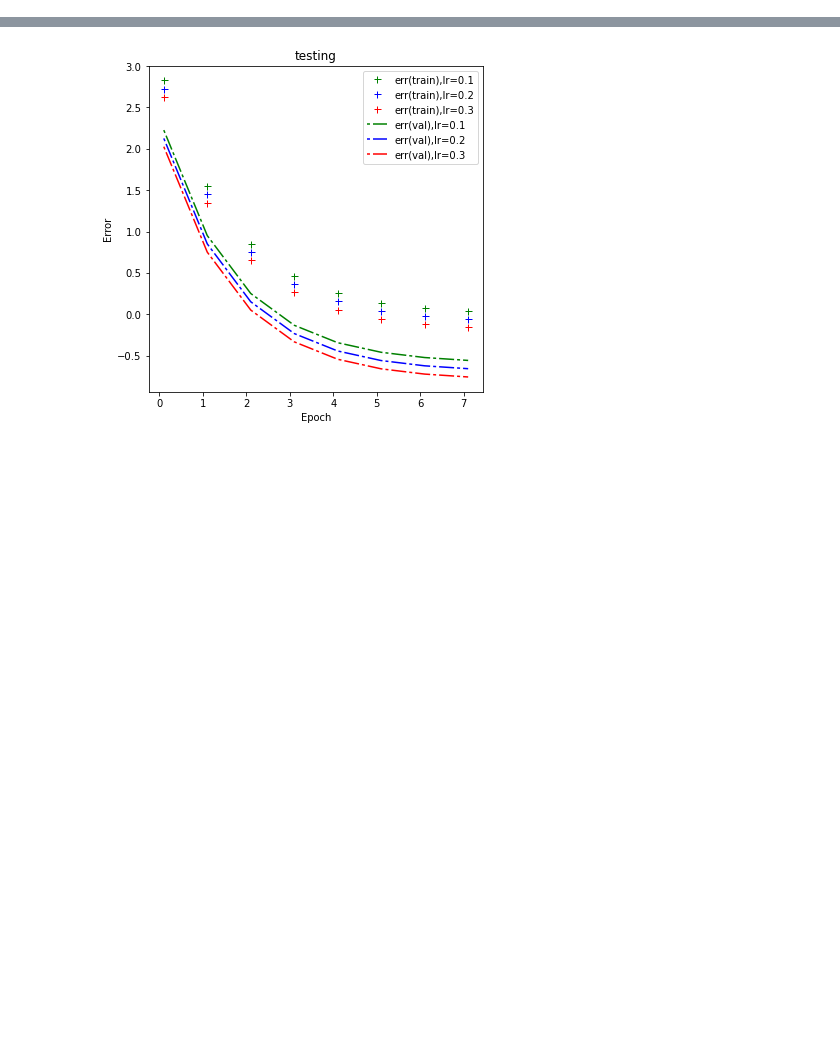
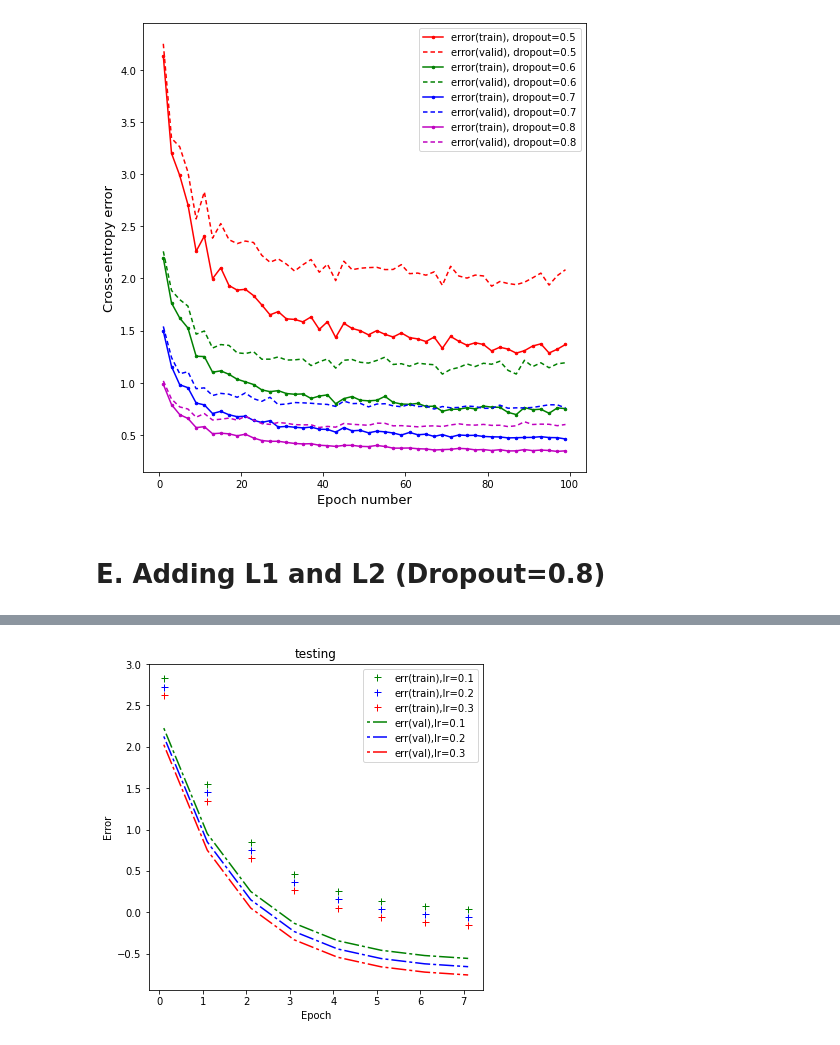
Before and after one commit to falloncandra/mlpractical, a Jupyter notebook: notebooks/Plot Generator.ipynb, the cells around one changed output, grey strips where cells are left out. Cells and saved outputs as stored; diff of their text form; code cells hidden in the pictures; blank space fills up the shorter version.

```diff
--- a/notebooks/Plot Generator.ipynb
+++ b/notebooks/Plot Generator.ipynb
@@ -25,0 +105,18 @@ interval = 10
+# %%
+inputs = [
+    ('dropout=0.5','T2.2-128-unit-3-Hidden-Layer-Dropout-0.5-Networks.pickle'),
+    ('dropout=0.6','T2.2-128-unit-3-Hidden-Layer-Dropout-0.6-Networks.pickle'),
+    ('dropout=0.7','T2.2-128-unit-3-Hidden-Layer-Dropout-0.7-Networks.pickle'),
+    ('dropout=0.8','T2.2-128-unit-3-Hidden-Layer-Dropout-0.8-Networks.pickle'),
+]
+
+eval_list = []
+for info, eval_path in inputs:
+    with open(os.path.join(EVAL_DIR, eval_path), 'rb') as f:
+        eval_list.append((info, pickle.load(f)))
+# %%
+plot_combined(eval_list, interval=2)
+# %% [output]
+[figure, added]
+# %% [markdown]
+# E. Adding L1 and L2 (Dropout=0.8)
```
Also changed, not shown: parts of 23 cells of this notebook.
